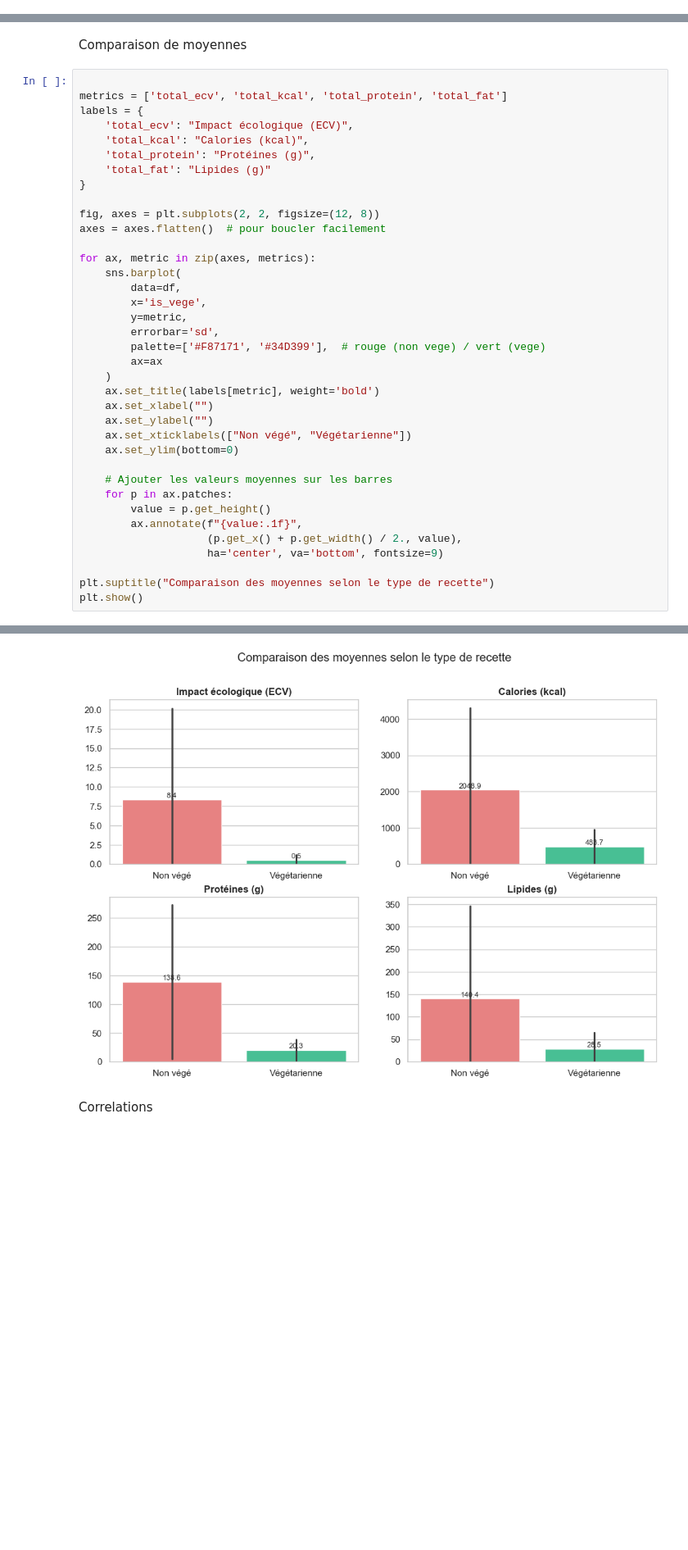
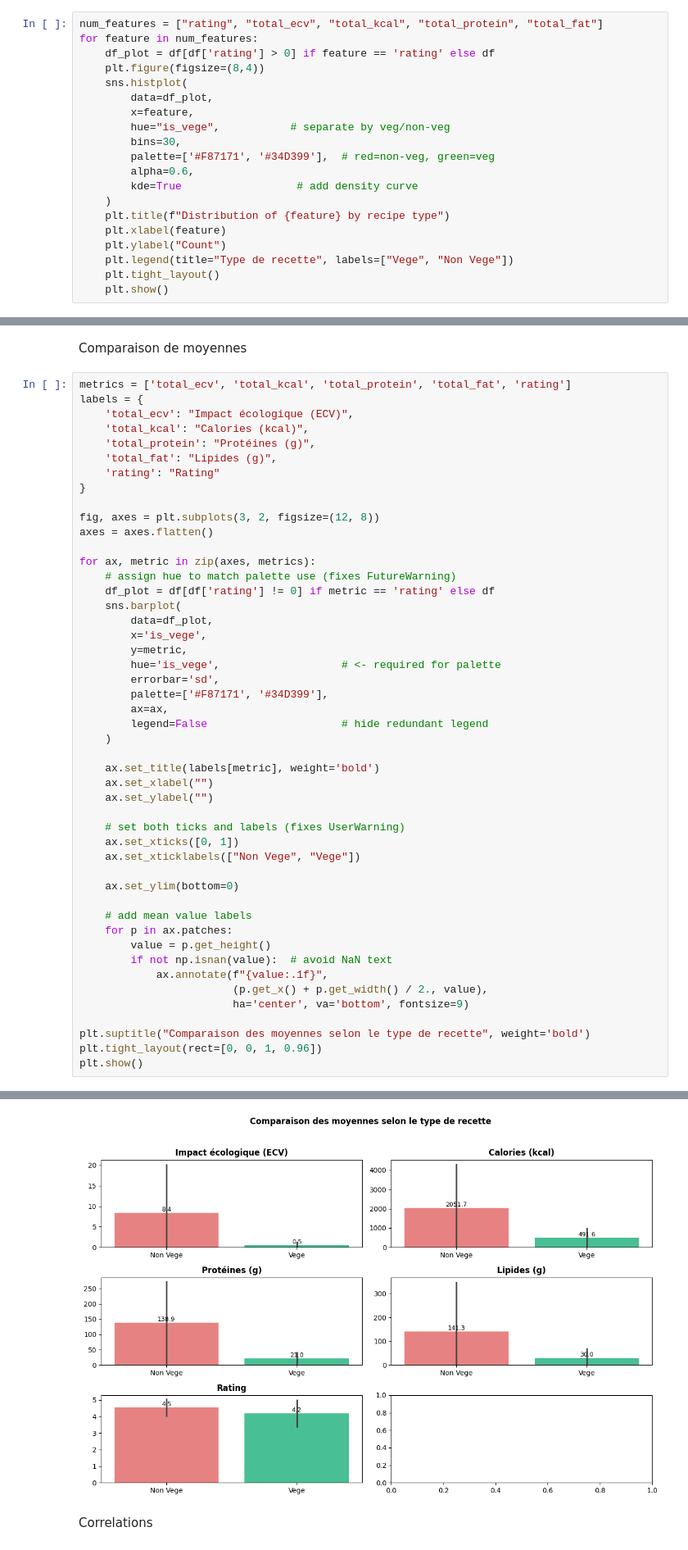
Before and after one commit to SitaraLiang/dalas-eco-recipes, a Jupyter notebook: notebooks/preprocessing.ipynb, the cells around one changed output, grey strips where cells are left out. Shown at 82% size. Cells and saved outputs as stored; diff of their text form; blank space fills up the shorter version.

```diff
--- a/notebooks/preprocessing.ipynb
+++ b/notebooks/preprocessing.ipynb
@@ -128,0 +151,20 @@ for col in num_cols:
+# %%
+num_features = ["rating", "total_ecv", "total_kcal", "total_protein", "total_fat"]
+for feature in num_features:
+    df_plot = df[df['rating'] > 0] if feature == 'rating' else df
+    plt.figure(figsize=(8,4))
+    sns.histplot(
+        data=df_plot,
+        x=feature,
+        hue="is_vege",           # separate by veg/non-veg
+        bins=30,
+        palette=['#F87171', '#34D399'],  # red=non-veg, green=veg
+        alpha=0.6,
+        kde=True                  # add density curve
+    )
+    plt.title(f"Distribution of {feature} by recipe type")
+    plt.xlabel(feature)
+    plt.ylabel("Count")
+    plt.legend(title="Type de recette", labels=["Vege", "Non Vege"])
+    plt.tight_layout()
+    plt.show()
@@ -129,40 +177,51 @@ for col in num_cols:
 # %% [markdown]
 Comparaison de moyennes
 # %%
-
-metrics = ['total_ecv', 'total_kcal', 'total_protein', 'total_fat']
+metrics = ['total_ecv', 'total_kcal', 'total_protein', 'total_fat', 'rating']
 labels = {
     'total_ecv': "Impact écologique (ECV)",
     'total_kcal': "Calories (kcal)",
     'total_protein': "Protéines (g)",
-    'total_fat': "Lipides (g)"
+    'total_fat': "Lipides (g)",
+    'rating': "Rating"
 }
 
-fig, axes = plt.subplots(2, 2, figsize=(12, 8))
-axes = axes.flatten()  # pour boucler facilement
+fig, axes = plt.subplots(3, 2, figsize=(12, 8))
+axes = axes.flatten()
 
 for ax, metric in zip(axes, metrics):
+    # assign hue to match palette use (fixes FutureWarning)
+    df_plot = df[df['rating'] != 0] if metric == 'rating' else df
     sns.barplot(
-        data=df,
+        data=df_plot,
         x='is_vege',
         y=metric,
+        hue='is_vege',                   # <- required for palette
         errorbar='sd',
-        palette=['#F87171', '#34D399'],  # rouge (non vege) / vert (vege)
-        ax=ax
+        palette=['#F87171', '#34D399'],
+        ax=ax,
+        legend=False                     # hide redundant legend
     )
+
     ax.set_title(labels[metric], weight='bold')
     ax.set_xlabel("")
     ax.set_ylabel("")
-    ax.set_xticklabels(["Non végé", "Végétarienne"])
+
+    # set both ticks and labels (fixes UserWarning)
+    ax.set_xticks([0, 1])
+    ax.set_xticklabels(["Non Vege", "Vege"])
+
     ax.set_ylim(bottom=0)
 
-    # Ajouter les valeurs moyennes sur les barres
+    # add mean value labels
     for p in ax.patches:
         value = p.get_height()
-        ax.annotate(f"{value:.1f}",
-                    (p.get_x() + p.get_width() / 2., value),
-                    ha='center', va='bottom', fontsize=9)
+        if not np.isnan(value):  # avoid NaN text
+            ax.annotate(f"{value:.1f}",
+                        (p.get_x() + p.get_width() / 2., value),
+                        ha='center', va='bottom', fontsize=9)
 
-plt.suptitle("Comparaison des moyennes selon le type de recette")
+plt.suptitle("Comparaison des moyennes selon le type de recette", weight='bold')
+plt.tight_layout(rect=[0, 0, 1, 0.96])
 plt.show()
 # %% [output]
@@ -184,4 +228,4 @@ Passing `palette` without assigning `hue` is deprecated and will be removed in v
-[figure, old version]
+[figure, new version]
 # %% [markdown]
 Correlations
 # %%
```
Also changed, not shown: parts of 55 cells of this notebook, 6 other files.
